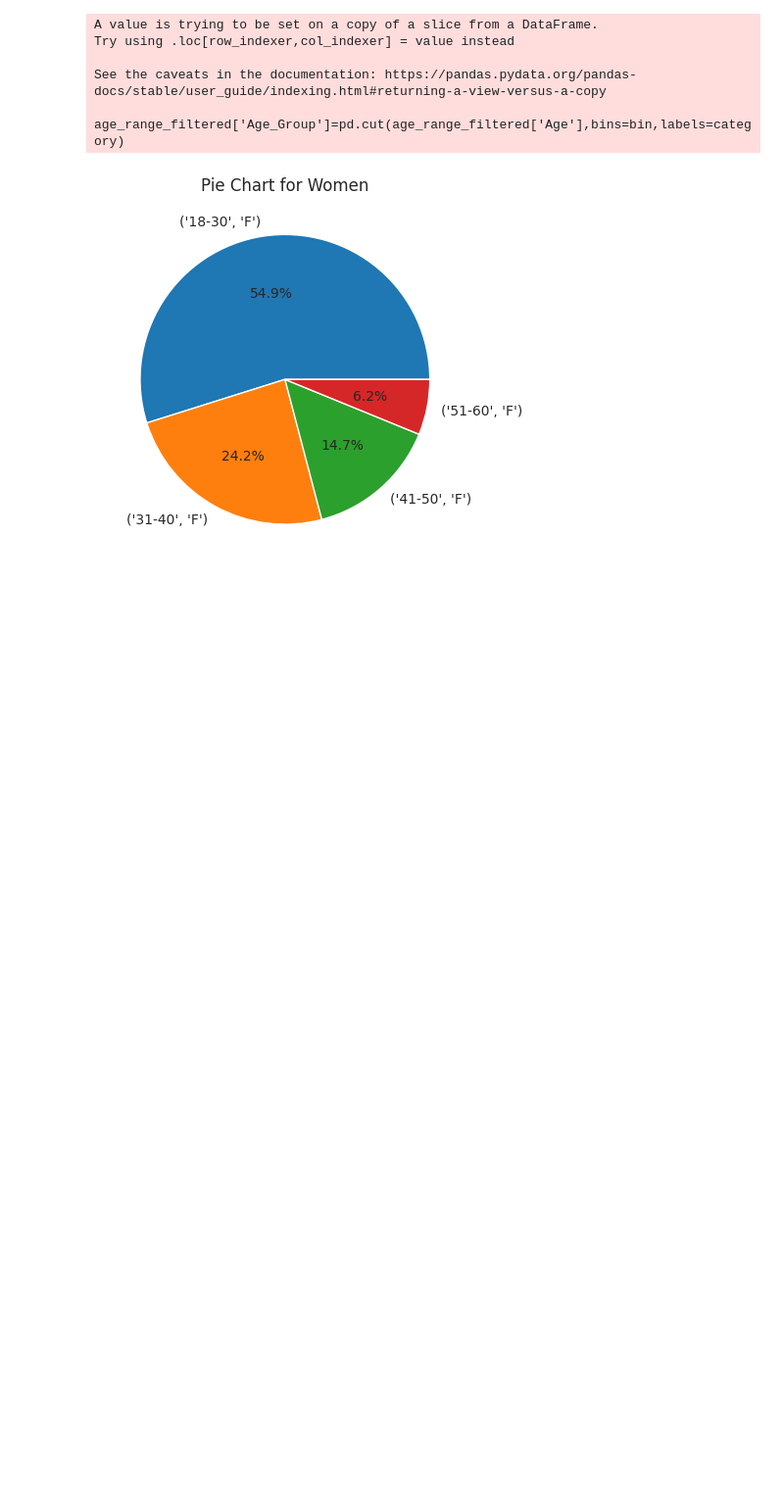
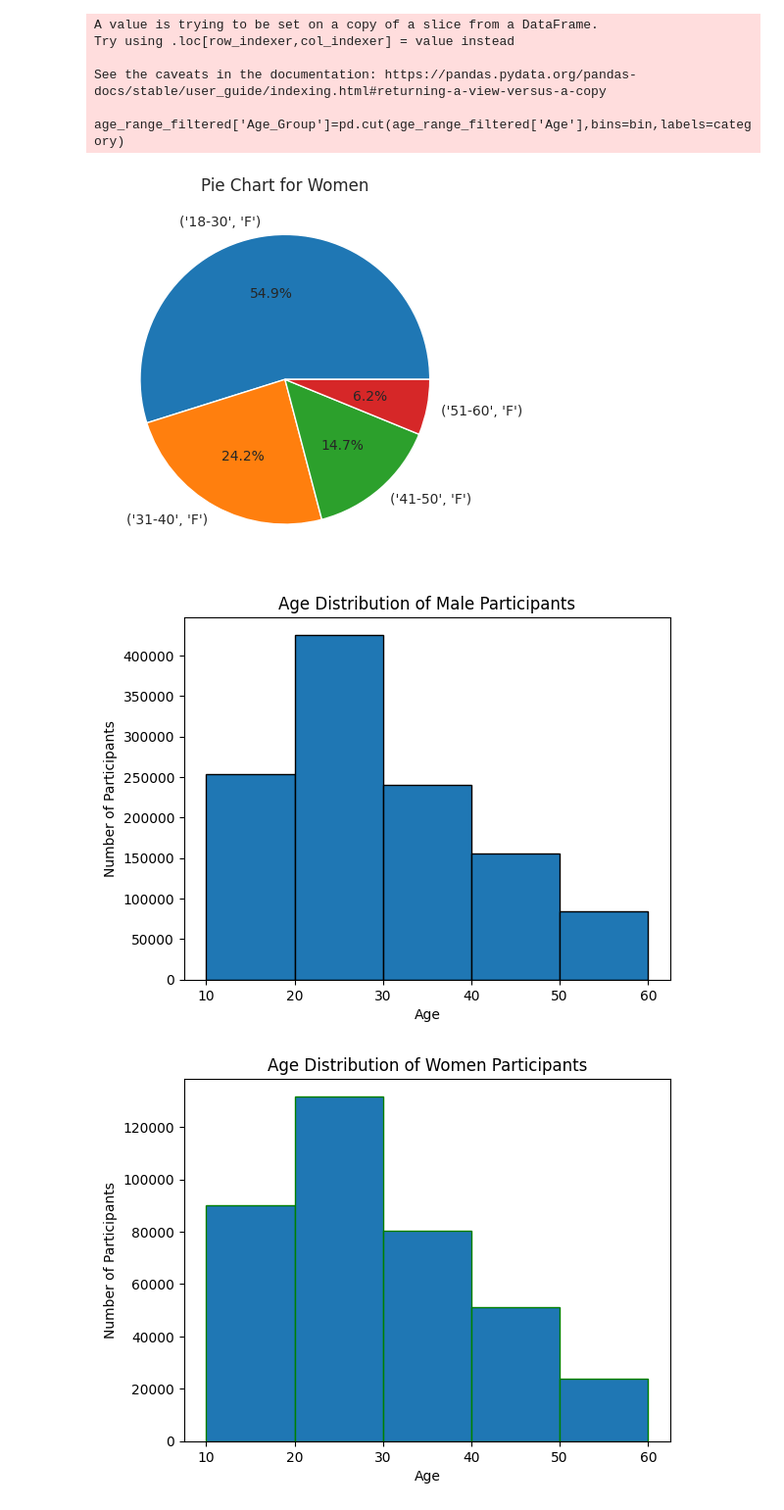
Before and after one commit to aswini-training/python, a Jupyter notebook: Python_Powerlifting_Mini_project_ipynb.ipynb, the cells around one changed output. Shown at 98% size. Cells and saved outputs as stored; diff of their text form; code cells hidden in the pictures; blank space fills up the shorter version.

```diff
--- a/Python_Powerlifting_Mini_project_ipynb.ipynb
+++ b/Python_Powerlifting_Mini_project_ipynb.ipynb
@@ -213,0 +176,30 @@ See the caveats in the documentation: https://pandas.pydata.org/pandas-docs/stab
+# %%
+#7. Histogram for men by age (use Age for binning purpose)
+
+import pandas as pd
+import matplotlib.pyplot as plt
+age_range = pd.read_csv("/content/drive/MyDrive/dataset/dataset_csv/dataset-powerlifting-csv/openpowerlifting-2021-12-10-b420db66.csv")
+bins = [10, 20, 30, 40, 50, 60]
+age_range_men = age_range[age_range["Sex"] == "M"]
+
+# Using plt.hist to plot the histogram
+plt.hist(age_range_men['Age'], bins=bins, edgecolor='black')
+
+# Setting the titles and labels
+plt.title("Age Distribution of Male Participants")
+plt.xlabel("Age")
+plt.ylabel("Number of Participants")
+plt.xticks(bins)
+plt.show()
+
+# Using Age as bin for women
+age_range_women = age_range[age_range["Sex"] == "F"]
+plt.hist(age_range_women['Age'], bins=bins, edgecolor='green')
+plt.title("Age Distribution of Women Participants")
+plt.xlabel("Age")
+plt.ylabel("Number of Participants")
+plt.xticks(bins)
+plt.show()
+# %% [output]
+[figure, added]
+[figure, added]
```
Also changed, not shown: parts of 7 cells of this notebook.
